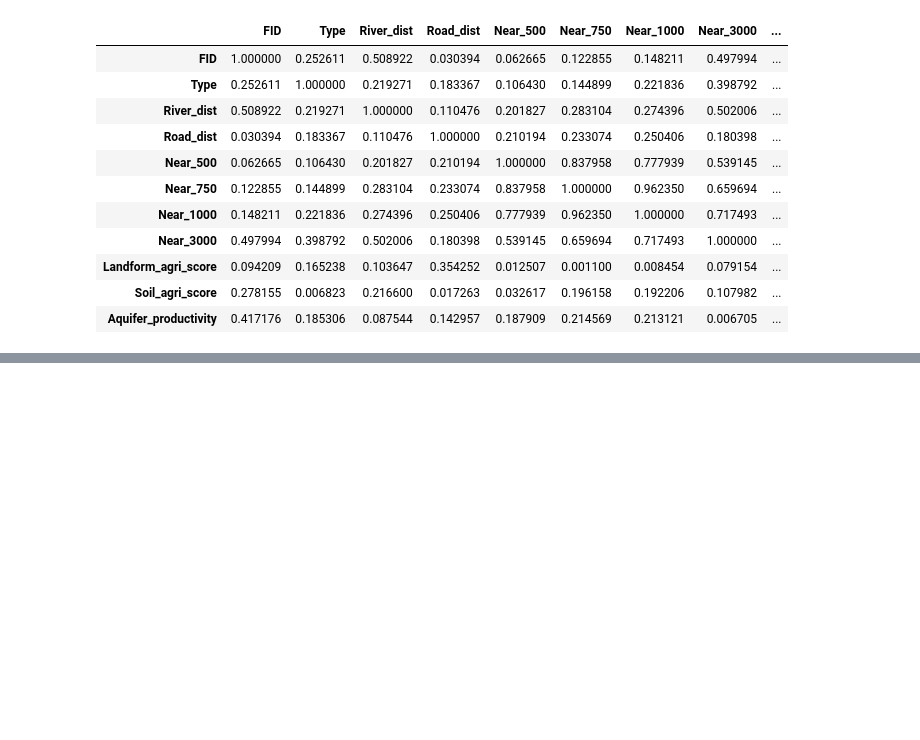
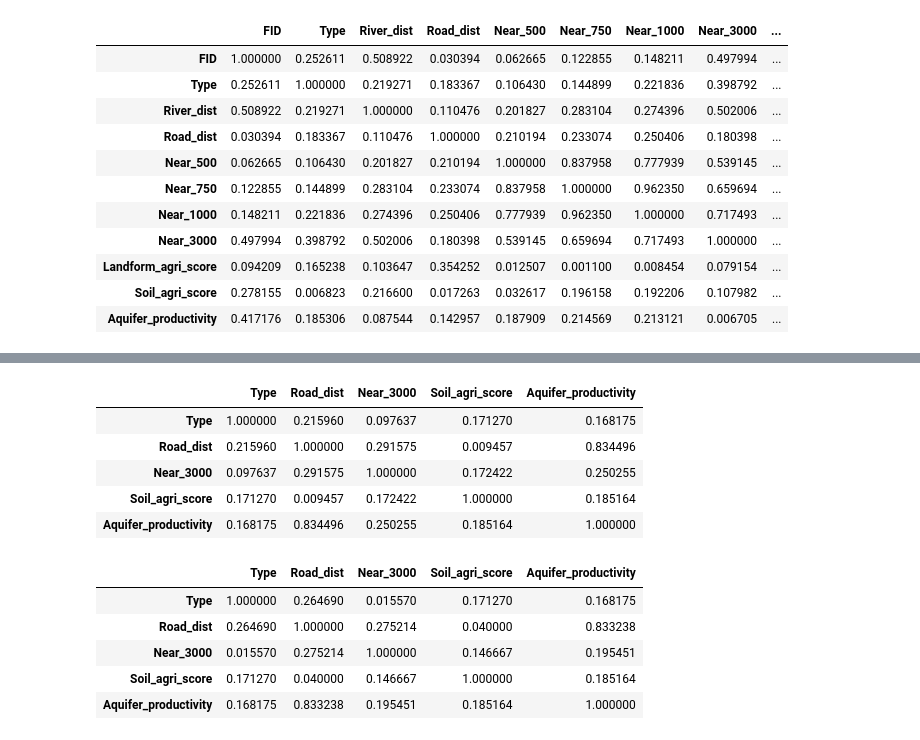
Before and after one commit to AlvaroSH2000/Roman-Chebba-agriculture, a Jupyter notebook: utils/preprocess.ipynb, the cells around one changed output, grey strips where cells are left out. Drawn from its saved outputs; the diff is of its cells as text; code cells hidden in the pictures; blank space fills up the shorter version.

```diff
--- a/utils/preprocess.ipynb
+++ b/utils/preprocess.ipynb
@@ -54,0 +85,28 @@ df_other.to_csv("../data/processed/other_sites_processed.csv", index=False)
+# %%
+df_chebba_raw = pd.read_excel(path, sheet_name="Chebba sites")
+df_chebba = pd.DataFrame()
+df_chebba["ID"] = df_chebba_raw["ID"]
+
+df_chebba["Type"] = df_chebba_raw["Type_probable"]
+df_chebba["Road_dist"] = df_chebba_raw["Road_dist"]
+df_chebba["Near_3000"] = df_chebba_raw["Near_3000"]
+df_chebba["Soil_agri_score"] = df_chebba_raw["Soil_agri_score"]
+df_chebba["Aquifer_productivity"] = df_chebba_raw["Aquifer_productivity"]
+df_chebba = df_chebba[df_chebba["Type"].notna()]
+
+df_chebba.to_excel("../data/processed/combined_probable_sites_processed.xlsx", index=False)
+display(abs(df_chebba.drop("ID", axis=1).corr('pearson')).style.background_gradient(cmap='coolwarm'))
+display(abs(df_chebba.drop("ID", axis=1).corr('spearman')).style.background_gradient(cmap='coolwarm'))
+# %% [output]
+|  | Type | Road_dist | Near_3000 | Soil_agri_score | Aquifer_productivity |
+| Type | 1.000000 | 0.215960 | 0.097637 | 0.171270 | 0.168175 |
+| Road_dist | 0.215960 | 1.000000 | 0.291575 | 0.009457 | 0.834496 |
+| Near_3000 | 0.097637 | 0.291575 | 1.000000 | 0.172422 | 0.250255 |
+| Soil_agri_score | 0.171270 | 0.009457 | 0.172422 | 1.000000 | 0.185164 |
+| Aquifer_productivity | 0.168175 | 0.834496 | 0.250255 | 0.185164 | 1.000000 |
+|  | Type | Road_dist | Near_3000 | Soil_agri_score | Aquifer_productivity |
+| Type | 1.000000 | 0.264690 | 0.015570 | 0.171270 | 0.168175 |
+| Road_dist | 0.264690 | 1.000000 | 0.275214 | 0.040000 | 0.833238 |
+| Near_3000 | 0.015570 | 0.275214 | 1.000000 | 0.146667 | 0.195451 |
+| Soil_agri_score | 0.171270 | 0.040000 | 0.146667 | 1.000000 | 0.185164 |
+| Aquifer_productivity | 0.168175 | 0.833238 | 0.195451 | 0.185164 | 1.000000 |
```
Also changed, not shown: parts of 3 cells of this notebook, 13 other files.
